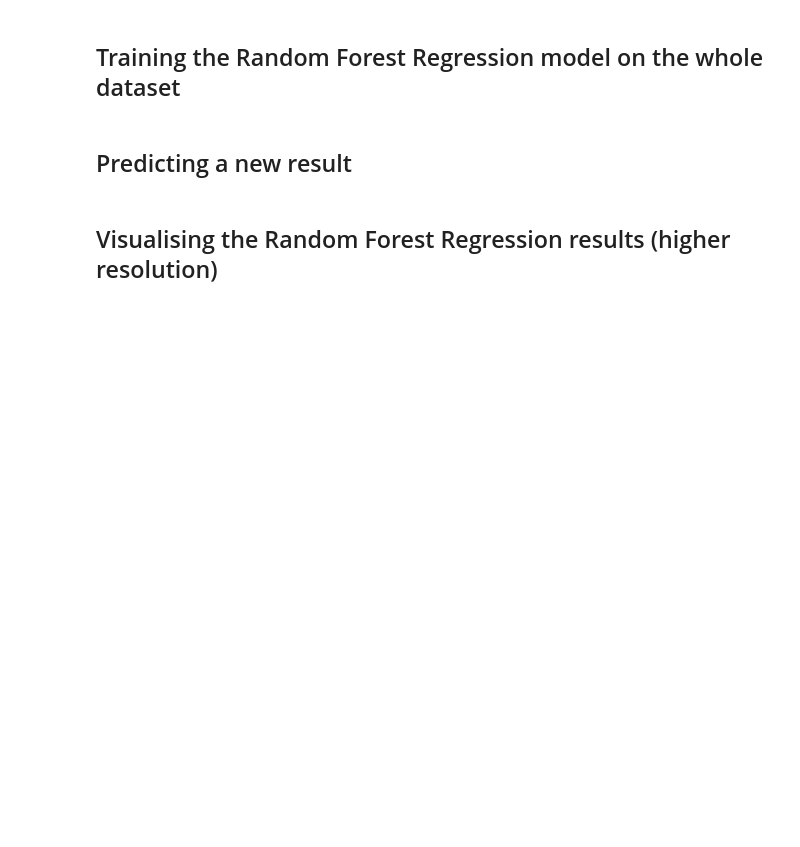
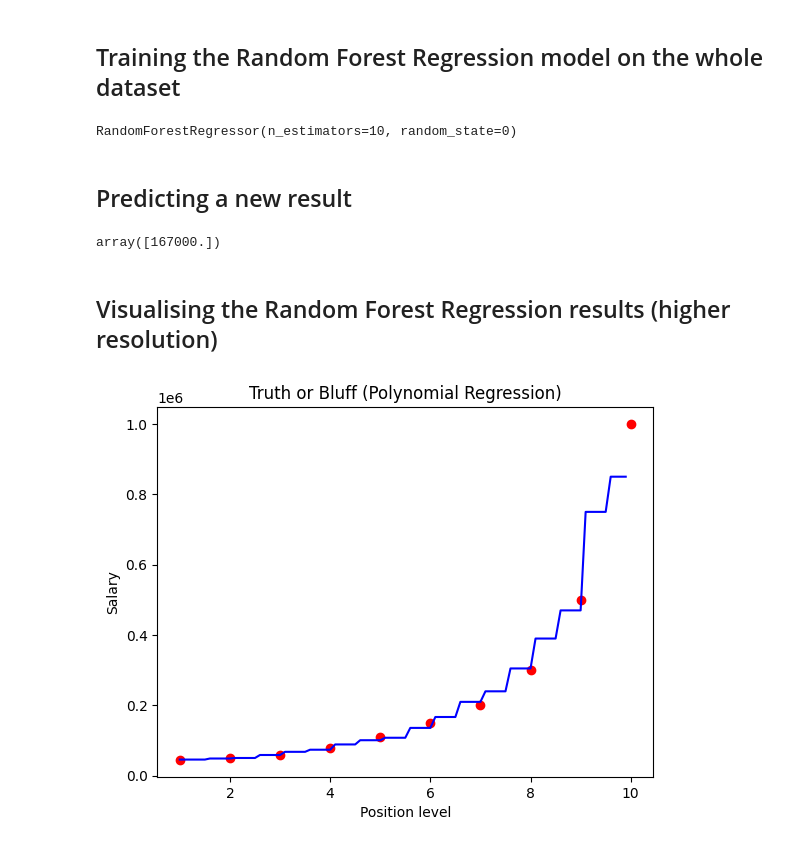
Before and after one commit to jai-sundaram/ml_tutorial, a Jupyter notebook: my_random_forest_regression.ipynb, the cells around one changed output. Drawn from its saved outputs; the diff is of its cells as text; code cells hidden in the pictures; blank space fills up the shorter version.

Commit message:
predicting & visualizing

```diff
--- a/my_random_forest_regression.ipynb
+++ b/my_random_forest_regression.ipynb
@@ -34,4 +31,36 @@ from sklearn.ensemble import RandomForestRegressor
+# %%
+#builiding the random forest regression model
+from sklearn.ensemble import RandomForestRegressor
+#first parameter is the number of the trees
+#we will be using 10 trees
+#second parameter is random state
+regressor = RandomForestRegressor(n_estimators = 10, random_state = 0)
+regressor.fit(X,y)
+#like decision tree regression, the random forest regression model is better adapted to high dimensional datasets (datasets with multiple features)
+# %% [output]
+RandomForestRegressor(n_estimators=10, random_state=0)
 # %% [markdown]
 ## Predicting a new result
+# %%
+#again, predicting for position level of 6.5
+regressor.predict([[6.5]])
+# %% [output]
+array([167000.])
 # %% [markdown]
 ## Visualising the Random Forest Regression results (higher resolution)
+# %%
+#displaying a graph
+#reusing some code from decision tree regression
+X_grid = np.arange(min(X['Level'].astype(float)), max(X['Level'].astype(float)), 0.1)
+X_grid = X_grid.reshape((len(X_grid), 1))
+plt.scatter(X, y, color = 'red')
+plt.plot(X_grid, regressor.predict(X_grid), color = 'blue')
+plt.title('Truth or Bluff (Polynomial Regression)')
+plt.xlabel('Position level')
+plt.ylabel('Salary')
+plt.show()
+#in decision tree regression, we only had one step between each position level
+#in random forest regression we can see that we have two steps between each position level
+#this is because more trees this time, and as a result more splits
+# %% [output]
+[figure, added]
```
Also changed, not shown: parts of 1 cell of this notebook.
